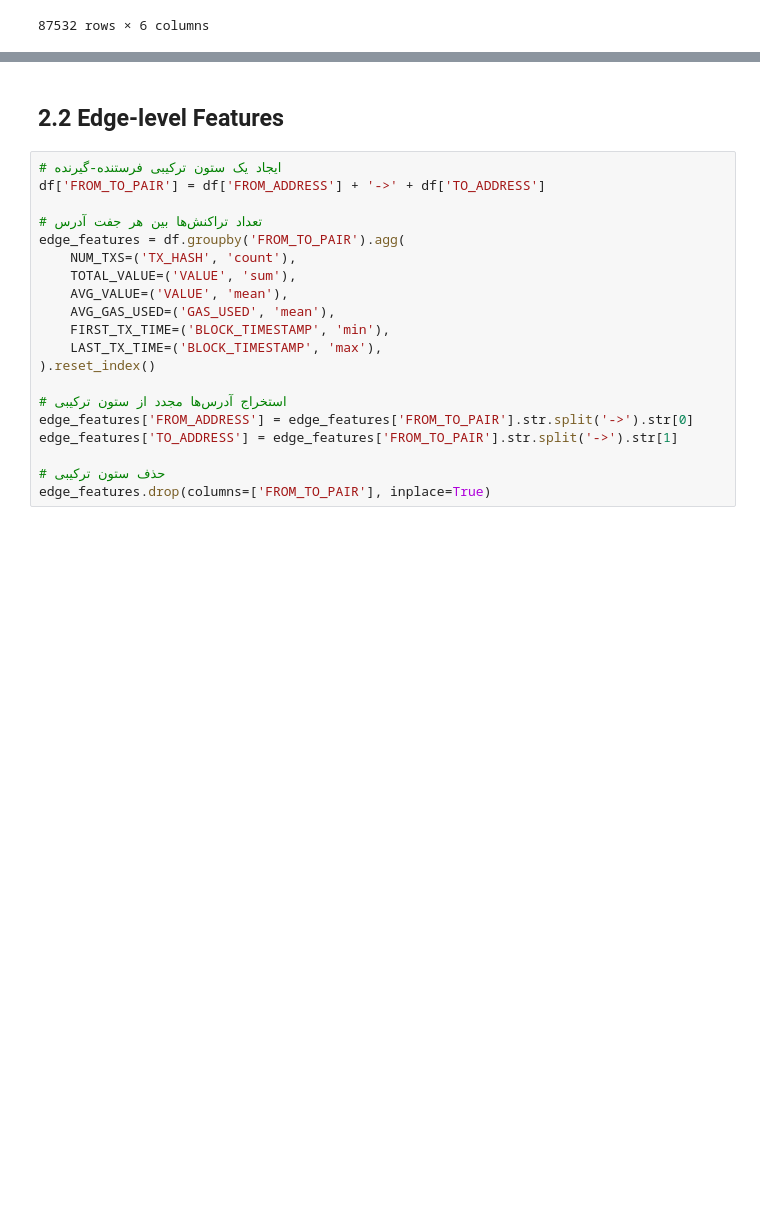
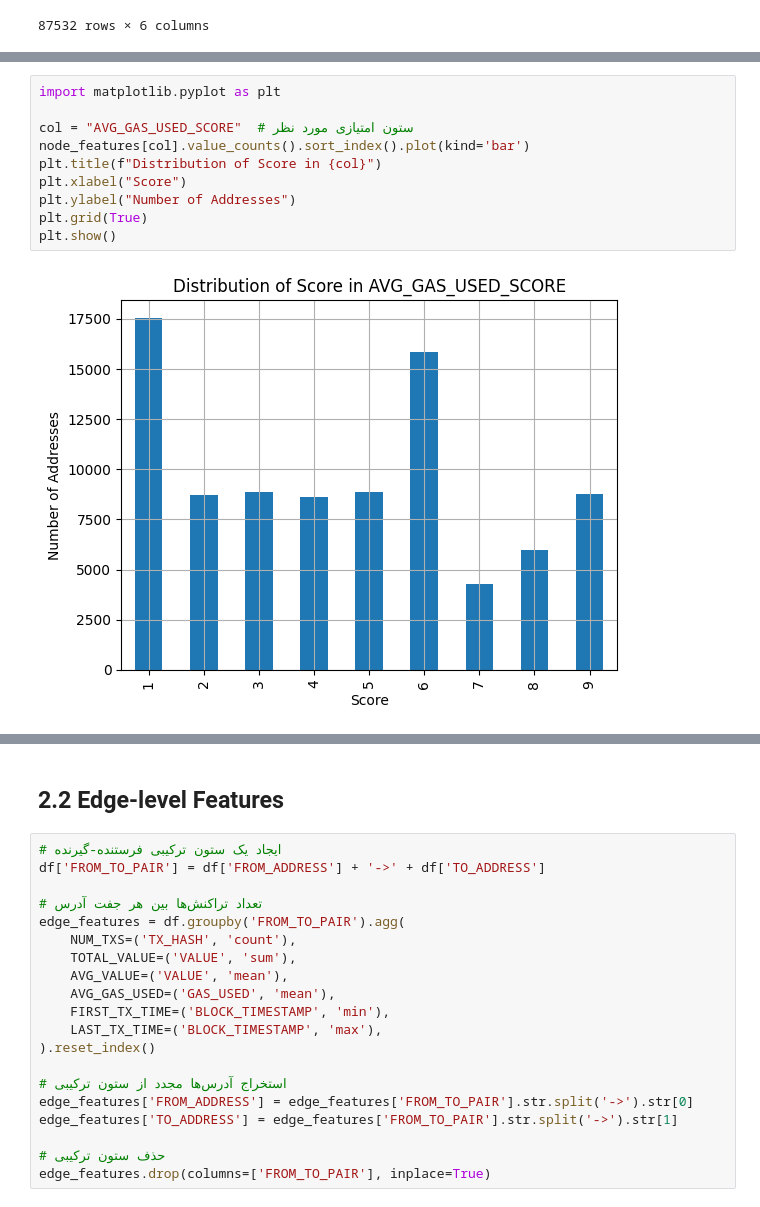
Before and after one commit to bellatrix-ds/ml-in-crypto, a Jupyter notebook: 04_Blockchain_Crime_Detector/BlockCrime Detector.ipynb, the cells around one changed output, grey strips where cells are left out. Drawn from its saved outputs; the diff is of its cells as text; blank space fills up the shorter version.

```diff
--- a/04_Blockchain_Crime_Detector/BlockCrime Detector.ipynb
+++ b/04_Blockchain_Crime_Detector/BlockCrime Detector.ipynb
@@ -212,0 +226,12 @@ for col in numeric_cols:
+# %%
+import matplotlib.pyplot as plt
+
+col = "AVG_GAS_USED_SCORE"  # ستون امتیازی مورد نظر
+node_features[col].value_counts().sort_index().plot(kind='bar')
+plt.title(f"Distribution of Score in {col}")
+plt.xlabel("Score")
+plt.ylabel("Number of Addresses")
+plt.grid(True)
+plt.show()
+# %% [output]
+[figure, added]
```
Also changed, not shown: parts of 5 cells of this notebook.
